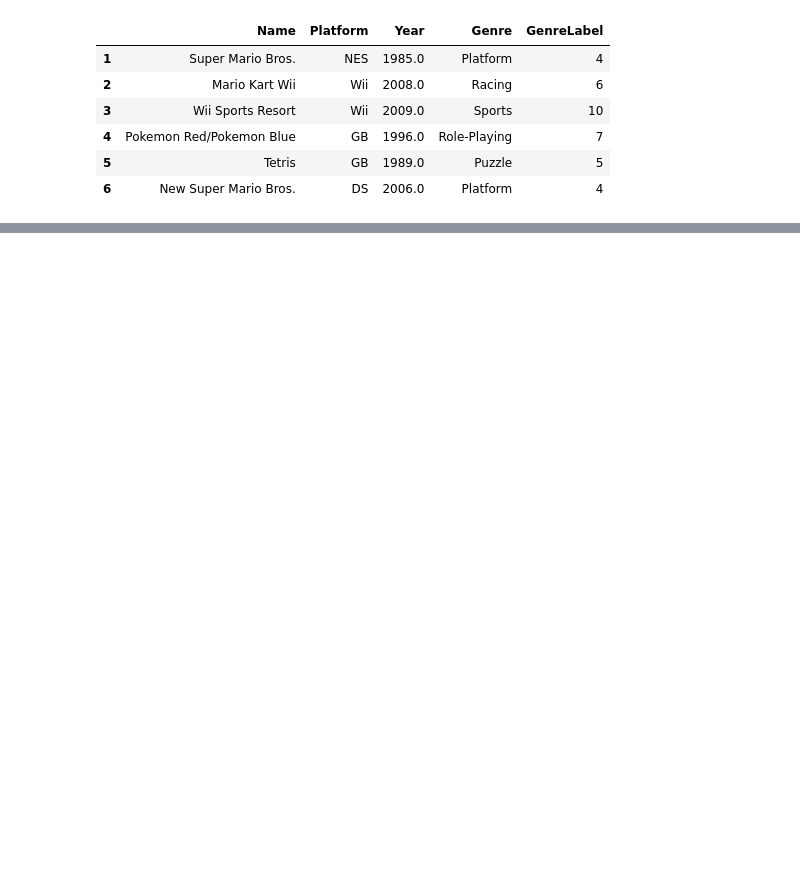
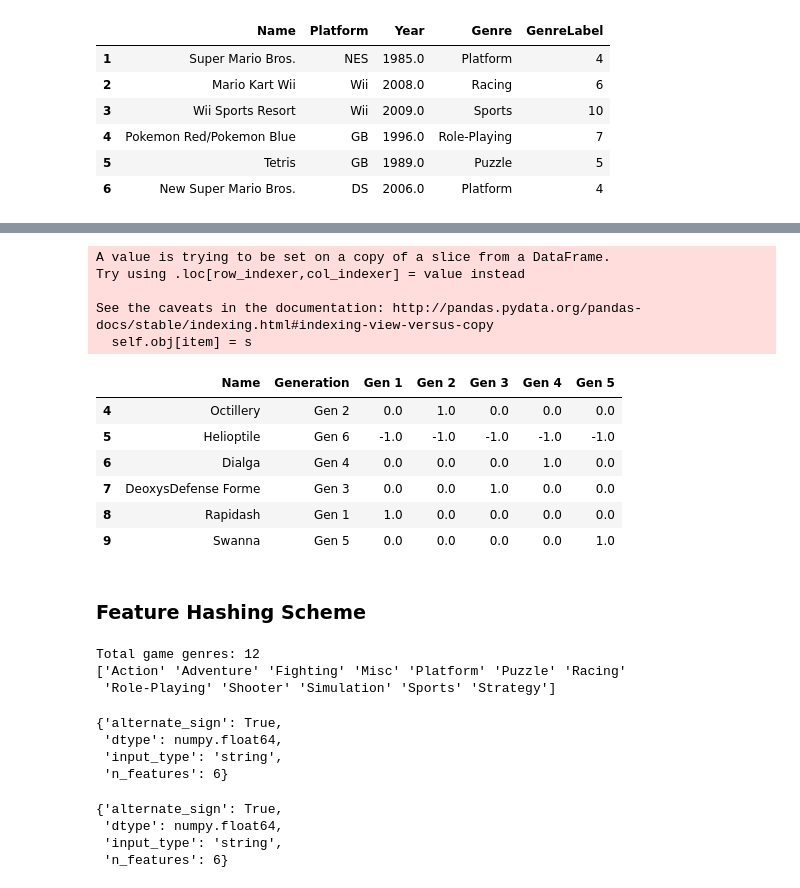
Before and after one commit to Chiva-Zhao/pproject, a Jupyter notebook: 20190911/Feature_Engineering_Categorical.ipynb, the cells around one changed output, grey strips where cells are left out. Cells and saved outputs as stored; diff of their text form; code cells hidden in the pictures; blank space fills up the shorter version.

```diff
--- a/20190911/Feature_Engineering_Categorical.ipynb
+++ b/20190911/Feature_Engineering_Categorical.ipynb
@@ -53,0 +228,45 @@ vg_df[['Name', 'Platform', 'Year', 'Genre', 'GenreLabel']].iloc[1:7]
+# %%
+gen_onehot_features = pd.get_dummies(poke_df['Generation'])
+gen_effect_features = gen_onehot_features.iloc[:,:-1]
+gen_effect_features.loc[np.all(gen_effect_features == 0, axis=1)] = -1.
+pd.concat([poke_df[['Name', 'Generation']], gen_effect_features], axis=1).iloc[4:10]
+# %% [output]
+A value is trying to be set on a copy of a slice from a DataFrame.
+Try using .loc[row_indexer,col_indexer] = value instead
+
+See the caveats in the documentation: http://pandas.pydata.org/pandas-docs/stable/indexing.html#indexing-view-versus-copy
+  self.obj[item] = s
+|  | Name | Generation | Gen 1 | Gen 2 | Gen 3 | Gen 4 | Gen 5 |
+| 4 | Octillery | Gen 2 | 0.0 | 1.0 | 0.0 | 0.0 | 0.0 |
+| 5 | Helioptile | Gen 6 | -1.0 | -1.0 | -1.0 | -1.0 | -1.0 |
+| 6 | Dialga | Gen 4 | 0.0 | 0.0 | 0.0 | 1.0 | 0.0 |
+| 7 | DeoxysDefense Forme | Gen 3 | 0.0 | 0.0 | 1.0 | 0.0 | 0.0 |
+| 8 | Rapidash | Gen 1 | 1.0 | 0.0 | 0.0 | 0.0 | 0.0 |
+| 9 | Swanna | Gen 5 | 0.0 | 0.0 | 0.0 | 0.0 | 1.0 |
+# %% [markdown]
+### Feature Hashing Scheme
+# %%
+unique_genres = np.unique(vg_df[['Genre']])
+print("Total game genres:", len(unique_genres))
+print(unique_genres)
+# %% [output]
+Total game genres: 12
+['Action' 'Adventure' 'Fighting' 'Misc' 'Platform' 'Puzzle' 'Racing'
+ 'Role-Playing' 'Shooter' 'Simulation' 'Sports' 'Strategy']
+# %%
+from sklearn.feature_extraction import FeatureHasher
+fh = FeatureHasher(n_features=6,input_type='string')
+hashed_features = fh.fit_transform(vg_df['Genre']).toarray()
+pd.concat([vg_df[['Name', 'Genre']], pd.DataFrame(hashed_features)], axis=1).iloc[1:7]
+# %% [output]
+{'alternate_sign': True,
+ 'dtype': numpy.float64,
+ 'input_type': 'string',
+ 'n_features': 6}
+# %%
+fh.get_params()
+# %% [output]
+{'alternate_sign': True,
+ 'dtype': numpy.float64,
+ 'input_type': 'string',
+ 'n_features': 6}
```
Also changed, not shown: parts of 18 cells of this notebook.
